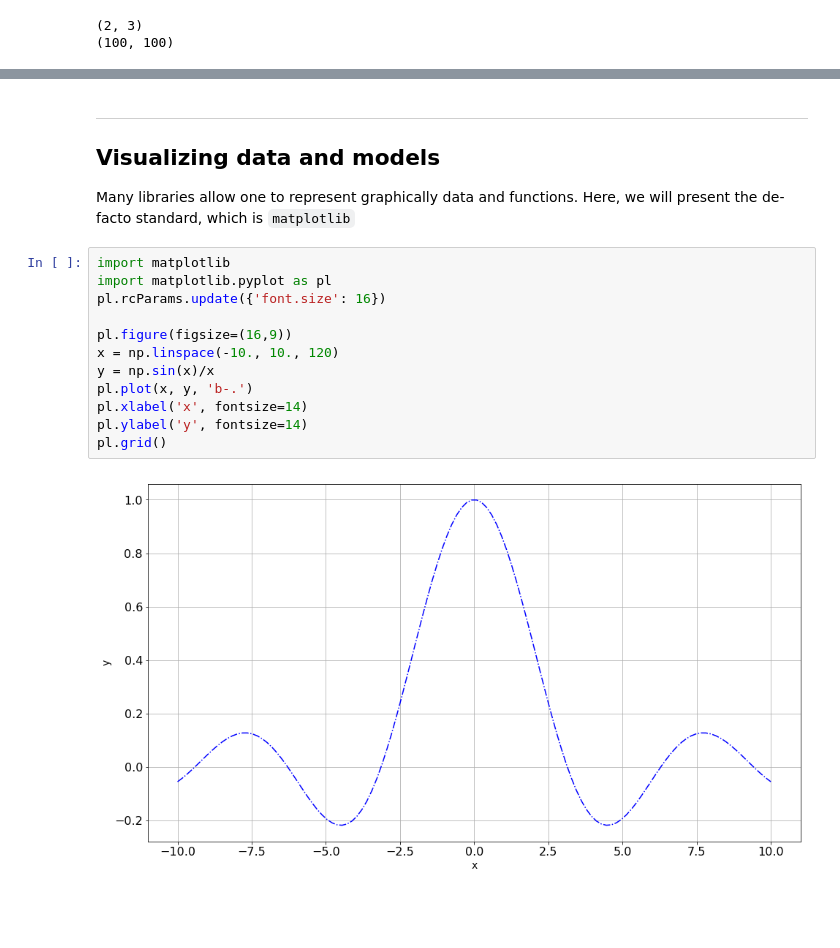
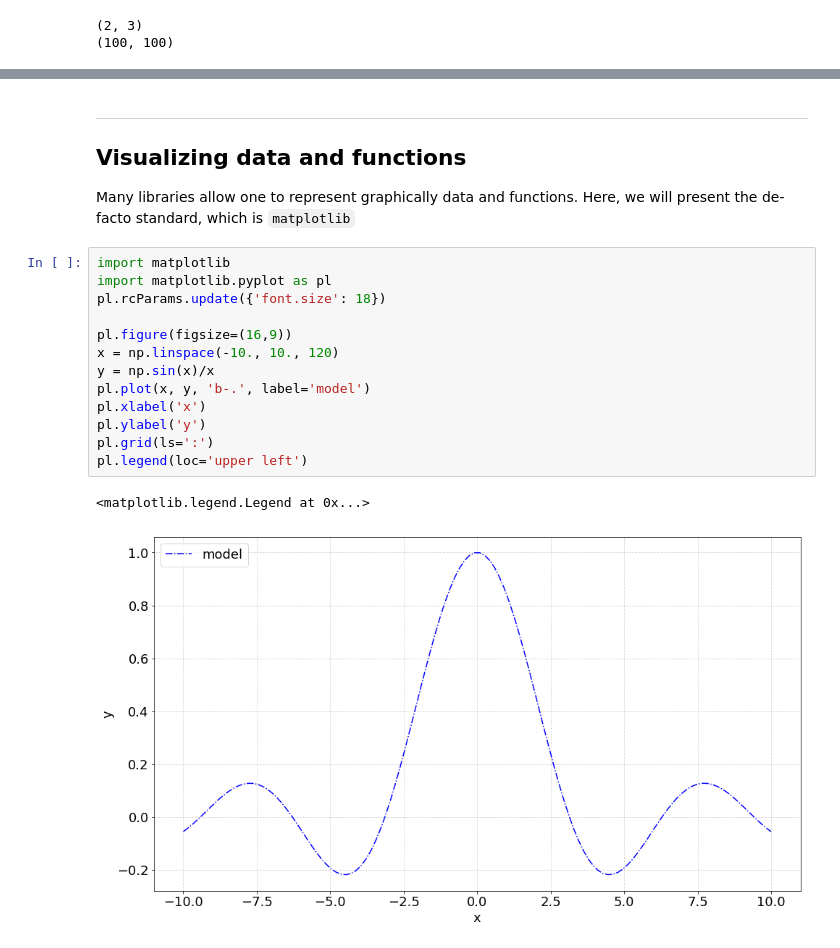
Before and after one commit to nregnault/cosmo, a Jupyter notebook: notebooks/numpy_scipy_matplotlib.ipynb, the cells around one changed output, grey strips where cells are left out. Saved outputs shown, nothing was run; the diff lists cells and outputs as text; blank space fills up the shorter version.

```diff
--- a/notebooks/numpy_scipy_matplotlib.ipynb
+++ b/notebooks/numpy_scipy_matplotlib.ipynb
@@ -136,23 +146,25 @@ print evals[0:10]
 ***
 
 <a id="matplotlib"></a>
-## Visualizing data and models
+## Visualizing data and functions
 
 Many libraries allow one to represent graphically data and functions. Here, we will present the de-facto standard, which is `matplotlib`
 # %%
 import matplotlib
 import matplotlib.pyplot as pl
-pl.rcParams.update({'font.size': 16})
+pl.rcParams.update({'font.size': 18})
 
 pl.figure(figsize=(16,9))
 x = np.linspace(-10., 10., 120)
 y = np.sin(x)/x
-pl.plot(x, y, 'b-.')
-pl.xlabel('x', fontsize=14)
-pl.ylabel('y', fontsize=14)
-pl.grid()
+pl.plot(x, y, 'b-.', label='model')
+pl.xlabel('x')
+pl.ylabel('y')
+pl.grid(ls=':')
+pl.legend(loc='upper left')
 # %% [output]
+<matplotlib.legend.Legend at 0x...>
-[figure, old version]
+[figure, new version]
 # %%
 # let's create some data and present it corresponds to a series of measurements of some linear law
 x = np.random.uniform(-3., 10., size=100)
```
Also changed, not shown: parts of 22 cells of this notebook, 1 other file.
